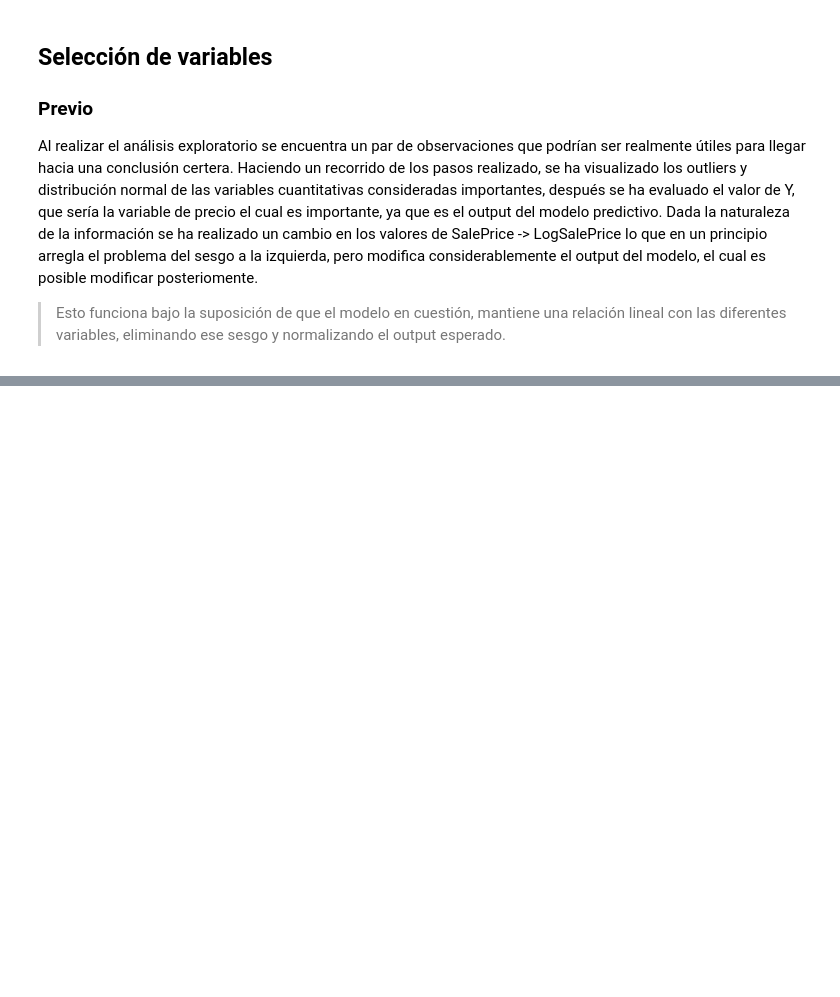
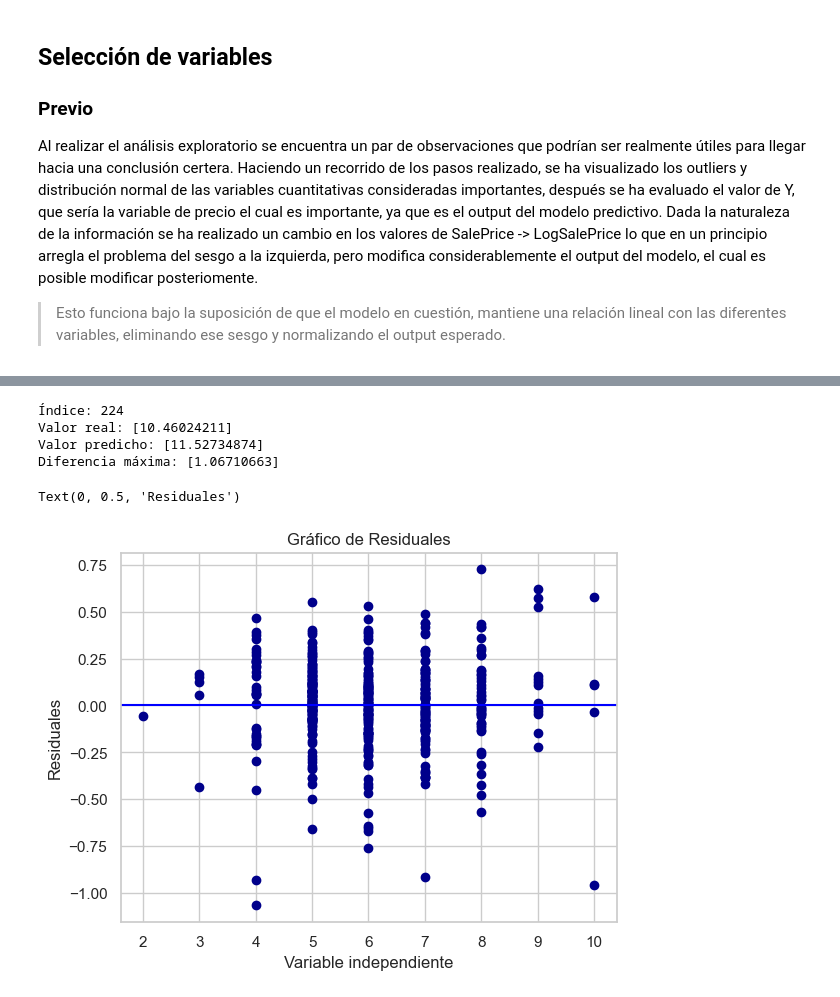
Before and after one commit to Gxrco/HT3-DM, a Jupyter notebook: notebook.ipynb, the cells around one changed output, grey strips where cells are left out. Drawn from its saved outputs; the diff is of its cells as text; code cells hidden in the pictures; blank space fills up the shorter version.

```diff
--- a/notebook.ipynb
+++ b/notebook.ipynb
@@ -445,0 +554,30 @@ Después de una búsqueda y diferenciación de los diferentes aspectos de cada u
+# %%
+# Calcular las diferencias absolutas
+differences = [abs(t - p) for t, p in zip(sale_price_t, sale_price_pred)]
+
+# Encontrar el índice con la diferencia máxima
+max_index = differences.index(max(differences))
+
+# Obtener los valores correspondientes
+max_real_value = sale_price_t[max_index]
+max_pred_value = sale_price_pred[max_index]
+max_difference = differences[max_index]
+
+print(f"Índice: {max_index}")
+print(f"Valor real: {max_real_value}")
+print(f"Valor predicho: {max_pred_value}")
+print(f"Diferencia máxima: {max_difference}")
+# %% [output]
+Índice: 224
+Valor real: [10.46024211]
+Valor predicho: [11.52734874]
+Diferencia máxima: [1.06710663]
+# %%
+plt.plot(overall_qual_t,residuales, 'o', color='darkblue')
+plt.axhline(0,color='blue')
+plt.title("Gráfico de Residuales")
+plt.xlabel("Variable independiente")
+plt.ylabel("Residuales")
+# %% [output]
+Text(0, 0.5, 'Residuales')
+[figure, added]
```
Also changed, not shown: parts of 14 cells of this notebook.
